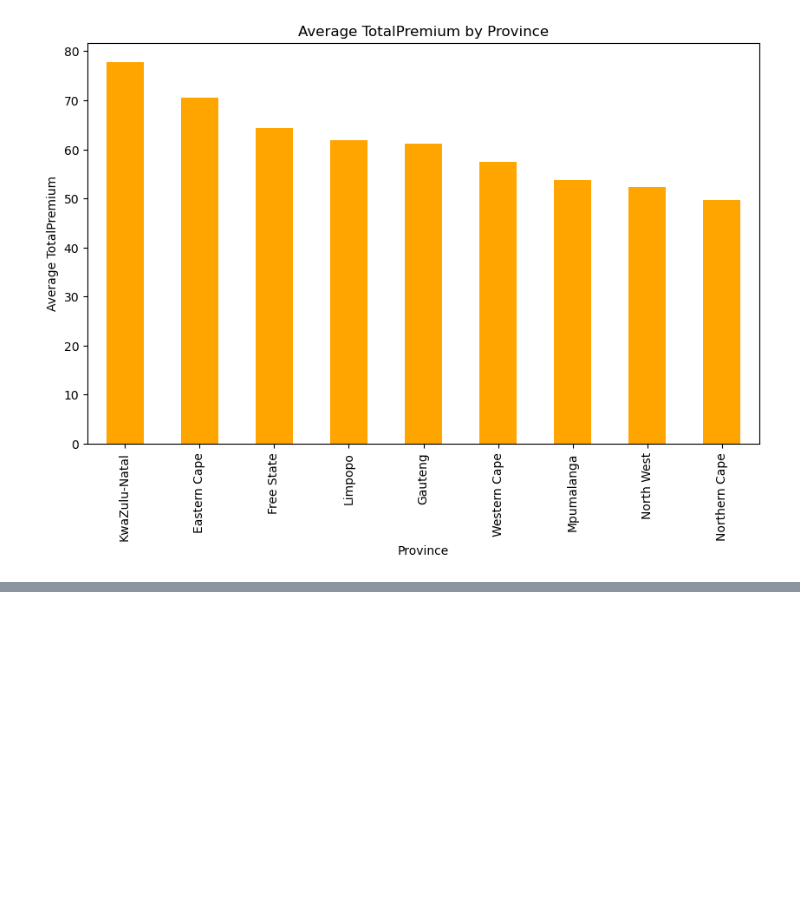
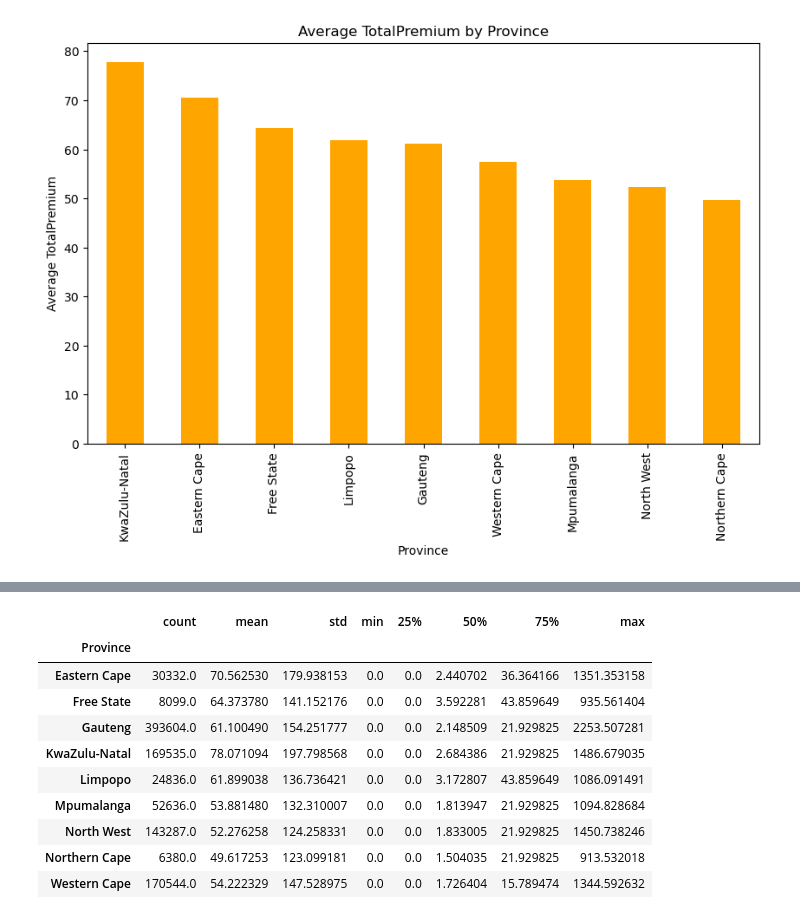
Before and after one commit to MinaseGirma/AlphaCare-marketing-strategy, a Jupyter notebook: notebooks/Eda.ipynb, the cells around one changed output, grey strips where cells are left out. Saved outputs shown, nothing was run; the diff lists cells and outputs as text; code cells hidden in the pictures; blank space fills up the shorter version.

```diff
--- a/notebooks/Eda.ipynb
+++ b/notebooks/Eda.ipynb
@@ -387,0 +382,3 @@ low_risk_targets
+# %%
+#sorting the data by province and transaction month
+df.sort_values(by=['Province','TransactionMonth'], inplace=True)
@@ -387,0 +387,4 @@ low_risk_targets
+# %%
+df['PremiumChange'] = df.groupby('Province')['TotalPremium'].diff()
+df['ClaimChange'] = df.groupby('Province')['TotalClaims'].diff()
+df.tail()
@@ -387,0 +419,15 @@ low_risk_targets
+# %%
+# province and TotalPremium
+df.groupby('Province')['TotalPremium'].describe()
+# %% [output]
+|  | count | mean | std | min | 25% | 50% | 75% | max |
+| Province |  |  |  |  |  |  |  |  |
+| Eastern Cape | 30332.0 | 70.562530 | 179.938153 | 0.0 | 0.0 | 2.440702 | 36.364166 | 1351.353158 |
+| Free State | 8099.0 | 64.373780 | 141.152176 | 0.0 | 0.0 | 3.592281 | 43.859649 | 935.561404 |
+| Gauteng | 393604.0 | 61.100490 | 154.251777 | 0.0 | 0.0 | 2.148509 | 21.929825 | 2253.507281 |
+| KwaZulu-Natal | 169535.0 | 78.071094 | 197.798568 | 0.0 | 0.0 | 2.684386 | 21.929825 | 1486.679035 |
+| Limpopo | 24836.0 | 61.899038 | 136.736421 | 0.0 | 0.0 | 3.172807 | 43.859649 | 1086.091491 |
+| Mpumalanga | 52636.0 | 53.881480 | 132.310007 | 0.0 | 0.0 | 1.813947 | 21.929825 | 1094.828684 |
+| North West | 143287.0 | 52.276258 | 124.258331 | 0.0 | 0.0 | 1.833005 | 21.929825 | 1450.738246 |
+| Northern Cape | 6380.0 | 49.617253 | 123.099181 | 0.0 | 0.0 | 1.504035 | 21.929825 | 913.532018 |
+| Western Cape | 170544.0 | 54.222329 | 147.528975 | 0.0 | 0.0 | 1.726404 | 15.789474 | 1344.592632 |
```
Also changed, not shown: parts of 48 cells of this notebook.
